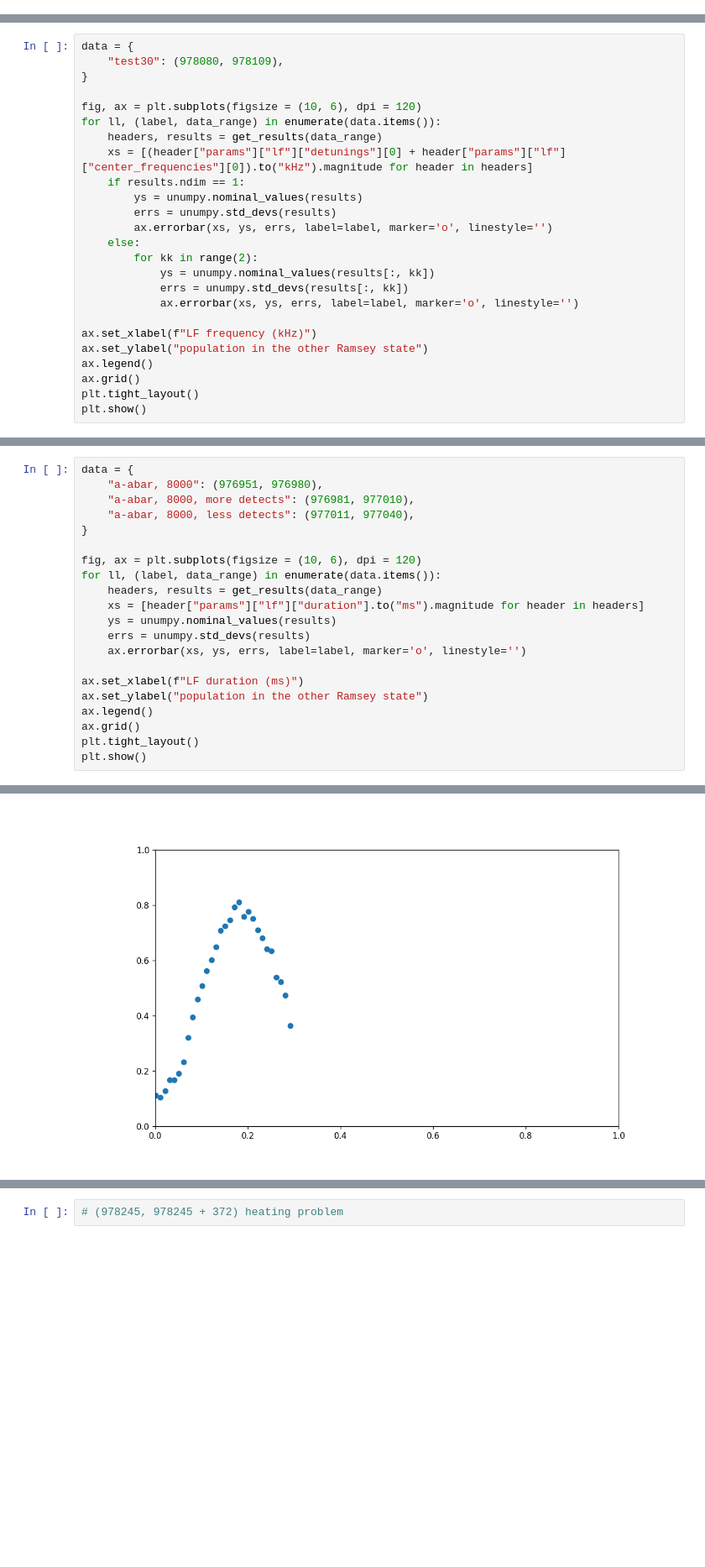
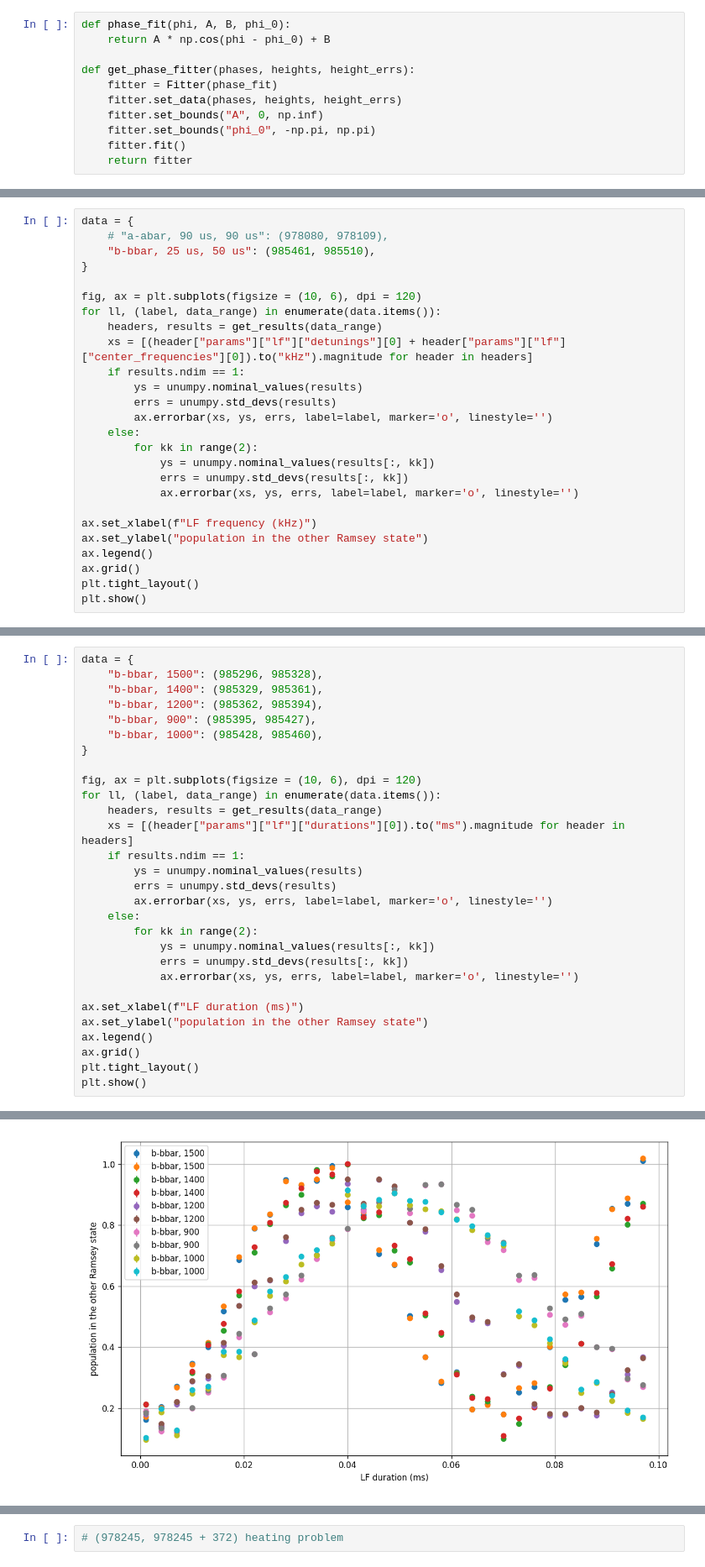
Before and after one commit to vuthalab/onix, a Jupyter notebook: analysis/lf_spectroscopy_quick_state_prep.ipynb, the cells around one changed output, grey strips where cells are left out. Shown at 84% size. Cells and saved outputs as stored; diff of their text form; blank space fills up the shorter version.

```diff
--- a/analysis/lf_spectroscopy_quick_state_prep.ipynb
+++ b/analysis/lf_spectroscopy_quick_state_prep.ipynb
@@ -16,6 +18,17 @@ from tqdm import tqdm
 from uncertainties import ufloat, unumpy
 from scipy.stats import pearsonr
 from allantools import adev
+# %%
+def phase_fit(phi, A, B, phi_0):
+    return A * np.cos(phi - phi_0) + B
+
+def get_phase_fitter(phases, heights, height_errs):
+    fitter = Fitter(phase_fit)
+    fitter.set_data(phases, heights, height_errs)
+    fitter.set_bounds("A", 0, np.inf)
+    fitter.set_bounds("phi_0", -np.pi, np.pi)
+    fitter.fit()
+    return fitter
 # %%
 def data_identification_to_list(data_identification):
     if isinstance(data_identification, tuple):
@@ -71,7 +84,8 @@ def get_results(data_identification):
     return headers, np.array(results)
 # %%
 data = {
-    "test30": (978080, 978109),
+    # "a-abar, 90 us, 90 us": (978080, 978109),
+    "b-bbar, 25 us, 50 us": (985461, 985510),
 }
 
 fig, ax = plt.subplots(figsize = (10, 6), dpi = 120)
@@ -99,17 +173,25 @@ plt.show()
 # %%
 data = {
-    "a-abar, 8000": (976951, 976980),
-    "a-abar, 8000, more detects": (976981, 977010),
-    "a-abar, 8000, less detects": (977011, 977040),
+    "b-bbar, 1500": (985296, 985328),
+    "b-bbar, 1400": (985329, 985361),
+    "b-bbar, 1200": (985362, 985394),
+    "b-bbar, 900": (985395, 985427),
+    "b-bbar, 1000": (985428, 985460),
 }
 
 fig, ax = plt.subplots(figsize = (10, 6), dpi = 120)
 for ll, (label, data_range) in enumerate(data.items()):
     headers, results = get_results(data_range)
-    xs = [header["params"]["lf"]["duration"].to("ms").magnitude for header in headers]
-    ys = unumpy.nominal_values(results)
-    errs = unumpy.std_devs(results)
-    ax.errorbar(xs, ys, errs, label=label, marker='o', linestyle='')
+    xs = [(header["params"]["lf"]["durations"][0]).to("ms").magnitude for header in headers]
+    if results.ndim == 1:
+        ys = unumpy.nominal_values(results)
+        errs = unumpy.std_devs(results)
+        ax.errorbar(xs, ys, errs, label=label, marker='o', linestyle='')
+    else:
+        for kk in range(2):
+            ys = unumpy.nominal_values(results[:, kk])
+            errs = unumpy.std_devs(results[:, kk])
+            ax.errorbar(xs, ys, errs, label=label, marker='o', linestyle='')
 
 ax.set_xlabel(f"LF duration (ms)")
 ax.set_ylabel("population in the other Ramsey state")
@@ -122,2 +203,2 @@ ValueError: 'yerr' (shape: (30, 1)) must be a scalar or a 1D or (2, n) array-lik
-[figure, old version]
+[figure, new version]
 # %% [markdown]
```
Also changed, not shown: parts of 17 cells of this notebook, 5 other files.
